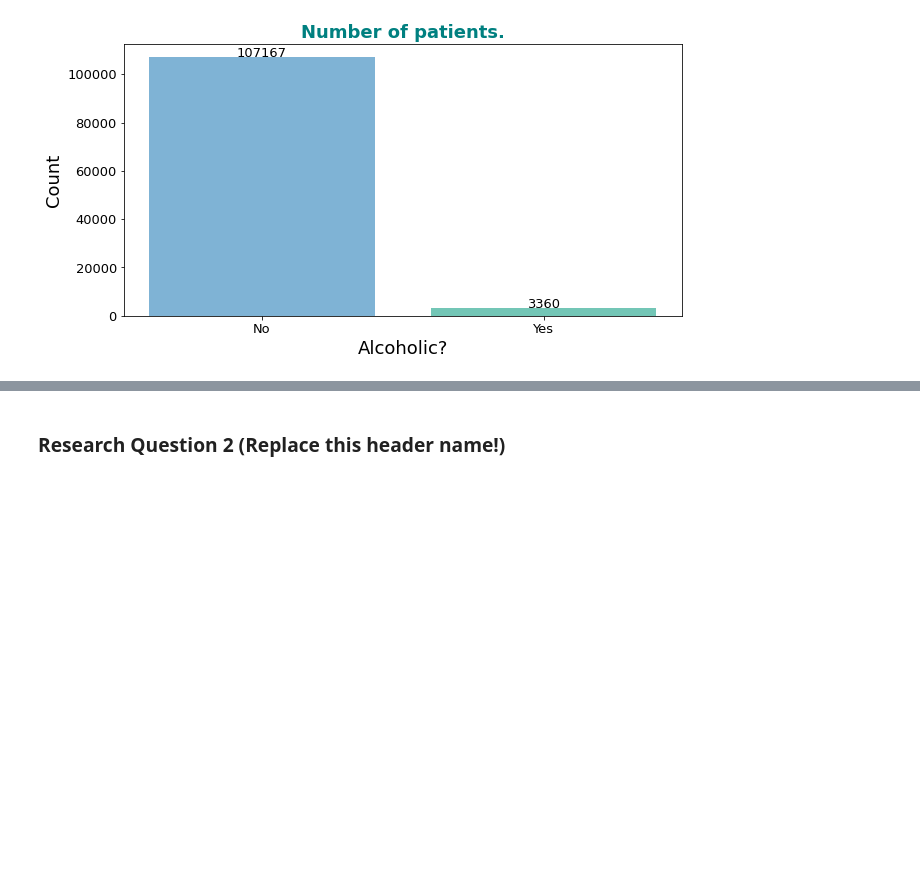
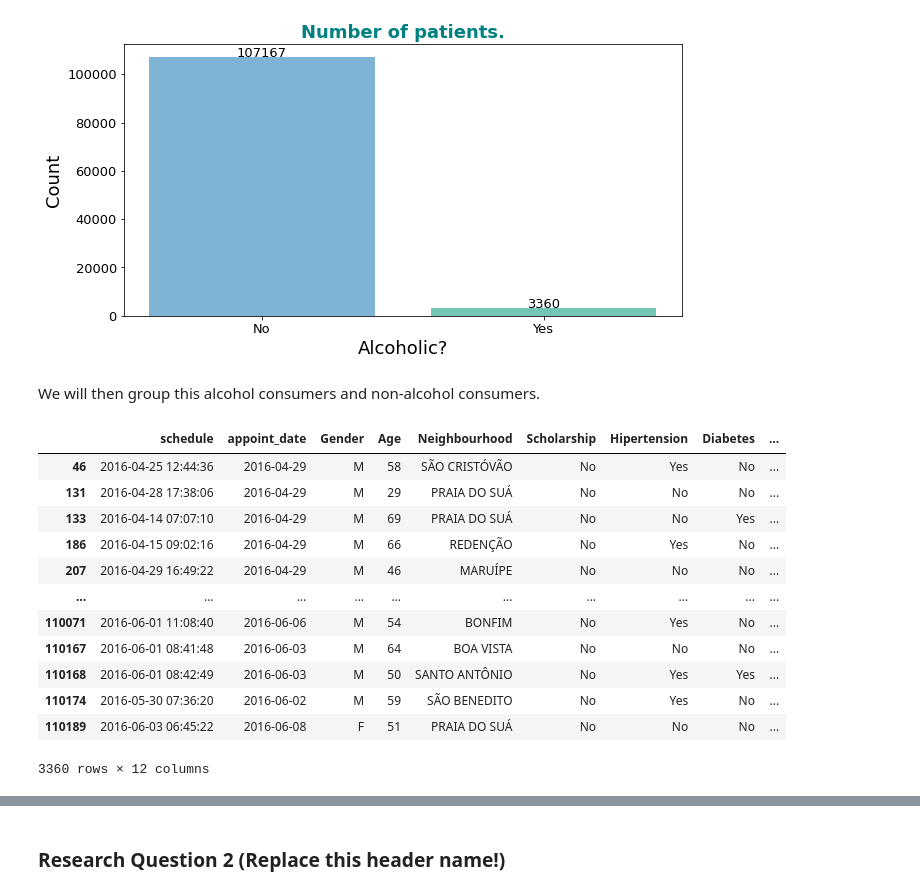
Before and after one commit to MokuaEnock/Appointments-Analysis, a Jupyter notebook: files/Investigate_a_Dataset.ipynb, the cells around one changed output, grey strips where cells are left out. Saved outputs shown, nothing was run; the diff lists cells and outputs as text; code cells hidden in the pictures; blank space fills up the shorter version.

```diff
--- a/files/Investigate_a_Dataset.ipynb
+++ b/files/Investigate_a_Dataset.ipynb
@@ -312,3 +310,5 @@ plt.show()
 # %% [output]
 findfont: Font family ['Times New Roman'] not found. Falling back to DejaVu Sans.
 [figure]
+# %% [markdown]
+We will then group this alcohol consumers and non-alcohol consumers.
@@ -314,0 +319,16 @@ findfont: Font family ['Times New Roman'] not found. Falling back to DejaVu Sans
+# %%
+yes_alcohol
+# %% [output]
+|  | schedule | appoint_date | Gender | Age | Neighbourhood | Scholarship | Hipertension | Diabetes | ... |
+| 46 | 2016-04-25 12:44:36 | 2016-04-29 | M | 58 | SÃO CRISTÓVÃO | No | Yes | No | ... |
+| 131 | 2016-04-28 17:38:06 | 2016-04-29 | M | 29 | PRAIA DO SUÁ | No | No | No | ... |
+| 133 | 2016-04-14 07:07:10 | 2016-04-29 | M | 69 | PRAIA DO SUÁ | No | No | Yes | ... |
+| 186 | 2016-04-15 09:02:16 | 2016-04-29 | M | 66 | REDENÇÃO | No | Yes | No | ... |
+| 207 | 2016-04-29 16:49:22 | 2016-04-29 | M | 46 | MARUÍPE | No | No | No | ... |
+| ... | ... | ... | ... | ... | ... | ... | ... | ... | ... |
+| 110071 | 2016-06-01 11:08:40 | 2016-06-06 | M | 54 | BONFIM | No | Yes | No | ... |
+| 110167 | 2016-06-01 08:41:48 | 2016-06-03 | M | 64 | BOA VISTA | No | No | No | ... |
+| 110168 | 2016-06-01 08:42:49 | 2016-06-03 | M | 50 | SANTO ANTÔNIO | No | Yes | Yes | ... |
+| 110174 | 2016-05-30 07:36:20 | 2016-06-02 | M | 59 | SÃO BENEDITO | No | Yes | No | ... |
+| 110189 | 2016-06-03 06:45:22 | 2016-06-08 | F | 51 | PRAIA DO SUÁ | No | No | No | ... |
+3360 rows × 12 columns
```
Also changed, not shown: parts of 6 cells of this notebook.
